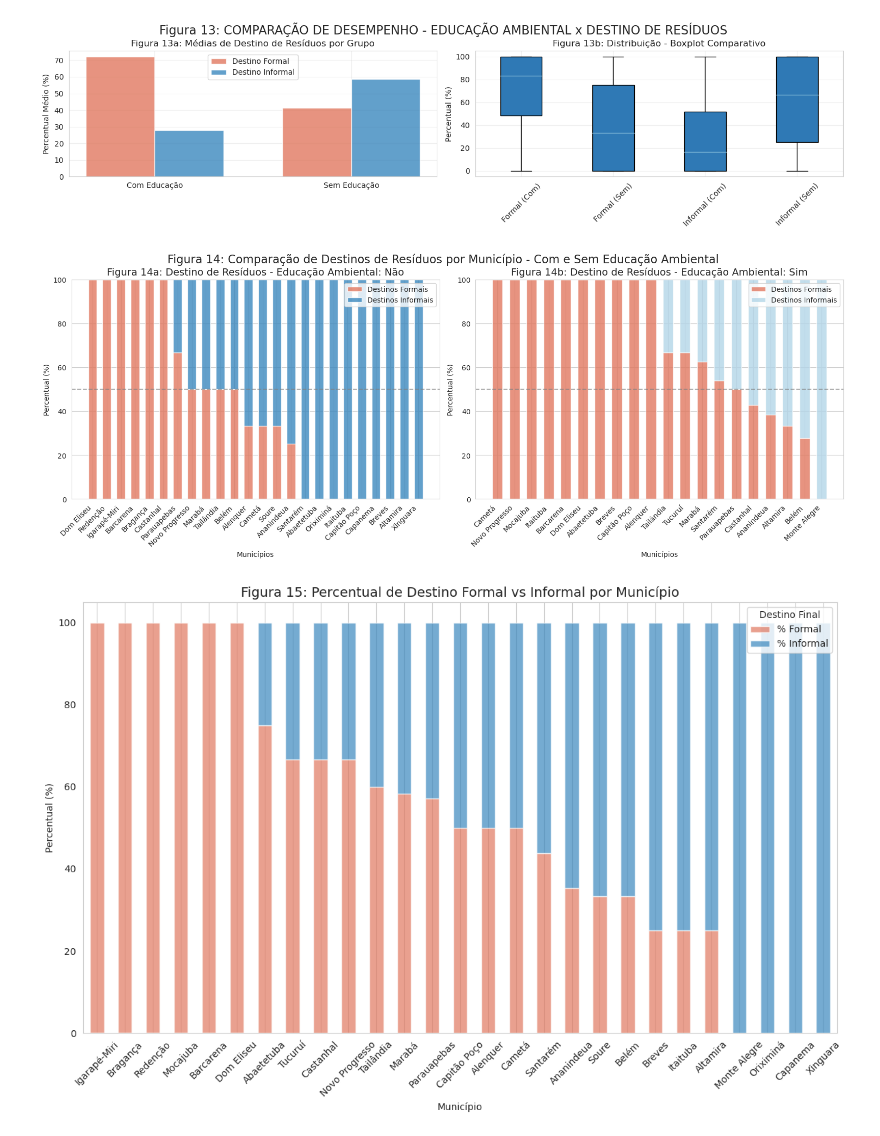
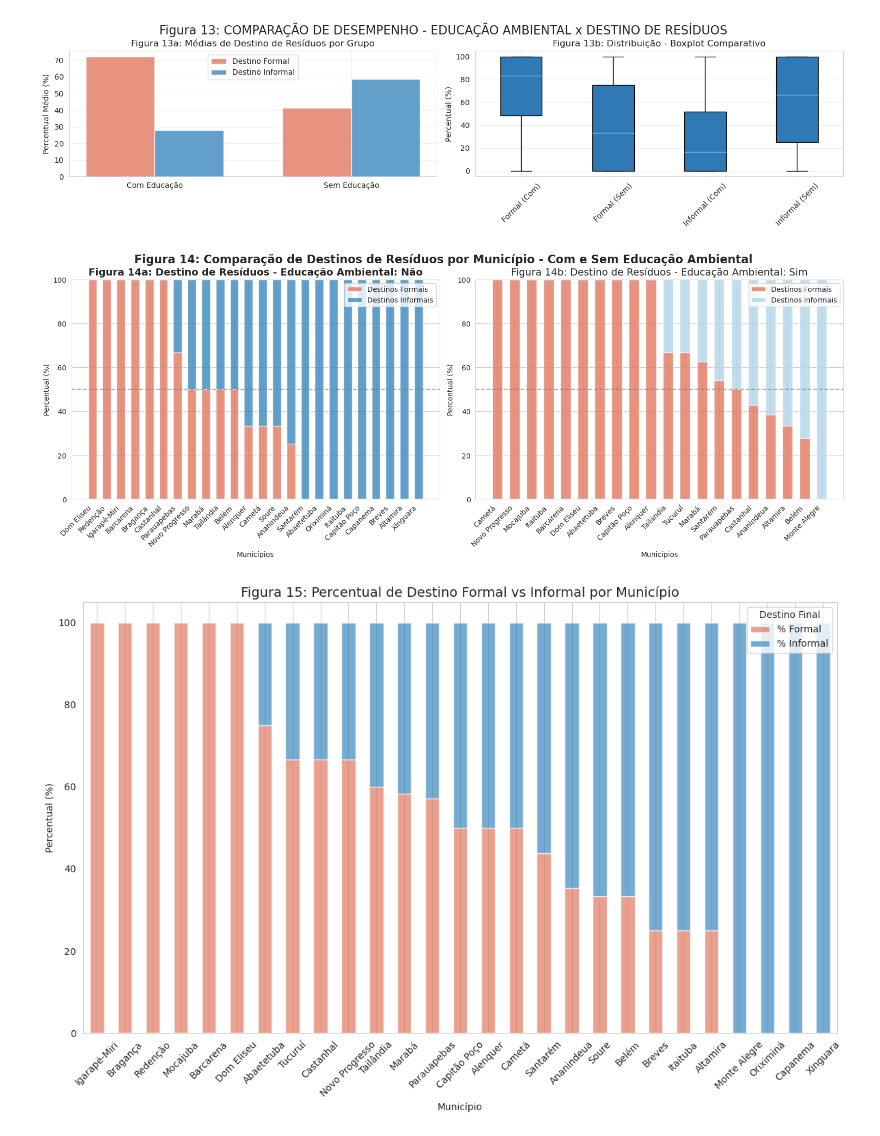
Before and after one commit to albertoakel/I2A2, a Jupyter notebook: notebook/I2A2_TAREFA6_GRUPO26.ipynb, the cells around one changed output. Drawn from its saved outputs; the diff is of its cells as text; code cells hidden in the pictures.

```diff
--- a/notebook/I2A2_TAREFA6_GRUPO26.ipynb
+++ b/notebook/I2A2_TAREFA6_GRUPO26.ipynb
@@ -1687,42 +1689,42 @@ bars_informaln = plt.bar(municipios_nao, percentual_informal_nao, bar_width,
                         label='Destinos Informais', color=cores[2], alpha=0.8)
 
 plt.title('Figura 14a: Destino de Resíduos - Educação Ambiental: Não',
-          fontsize=14)
+          fontsize=14, fontweight='bold')
 plt.ylabel('Percentual (%)')
 plt.xlabel('Municípios')
 plt.xticks(rotation=45, ha='right')
 plt.ylim(0, 100)
 plt.legend()
 plt.axhline(y=50, color='gray', linestyle='--', alpha=0.7)
 
 # Segundo subplot - Educação Ambiental: Sim
 plt.subplot(1, 2, 2)
 municipios_sim = edu_sim['Municipio']
 percentual_formal_sim = edu_sim['Percentual_Formal']
 percentual_informal_sim = edu_sim['Percentual_Informal']
 
 bars_formal = plt.bar(municipios_sim, percentual_formal_sim, bar_width,
                      label='Destinos Formais', color=cores[12], alpha=0.8)
 bars_informal = plt.bar(municipios_sim, percentual_informal_sim, bar_width,
                        bottom=percentual_formal_sim,
                        label='Destinos Informais', color=cores[5], alpha=0.8)
 
 plt.title('Figura 14b: Destino de Resíduos - Educação Ambiental: Sim', fontsize=14)
 plt.ylabel('Percentual (%)')
 plt.xlabel('Municípios')
 plt.xticks(rotation=45, ha='right')
 plt.ylim(0, 100)
 plt.legend()
 plt.axhline(y=50, color='gray', linestyle='--', alpha=0.7)
 
 # Ajustar layout e adicionar título principal
 plt.tight_layout()
 plt.suptitle('Figura 14: Comparação de Destinos de Resíduos por Município - '
              'Com e Sem Educação Ambiental',
-             fontsize=16, y=1.02)
+             fontsize=16, fontweight='bold', y=1.02)
 plt.show()
 # %% [output]
-[figure, old version]
+[figure, new version]
 # %%
 sns.set_palette("RdBu_r")
 
```
Also changed, not shown: parts of 10 cells of this notebook.
